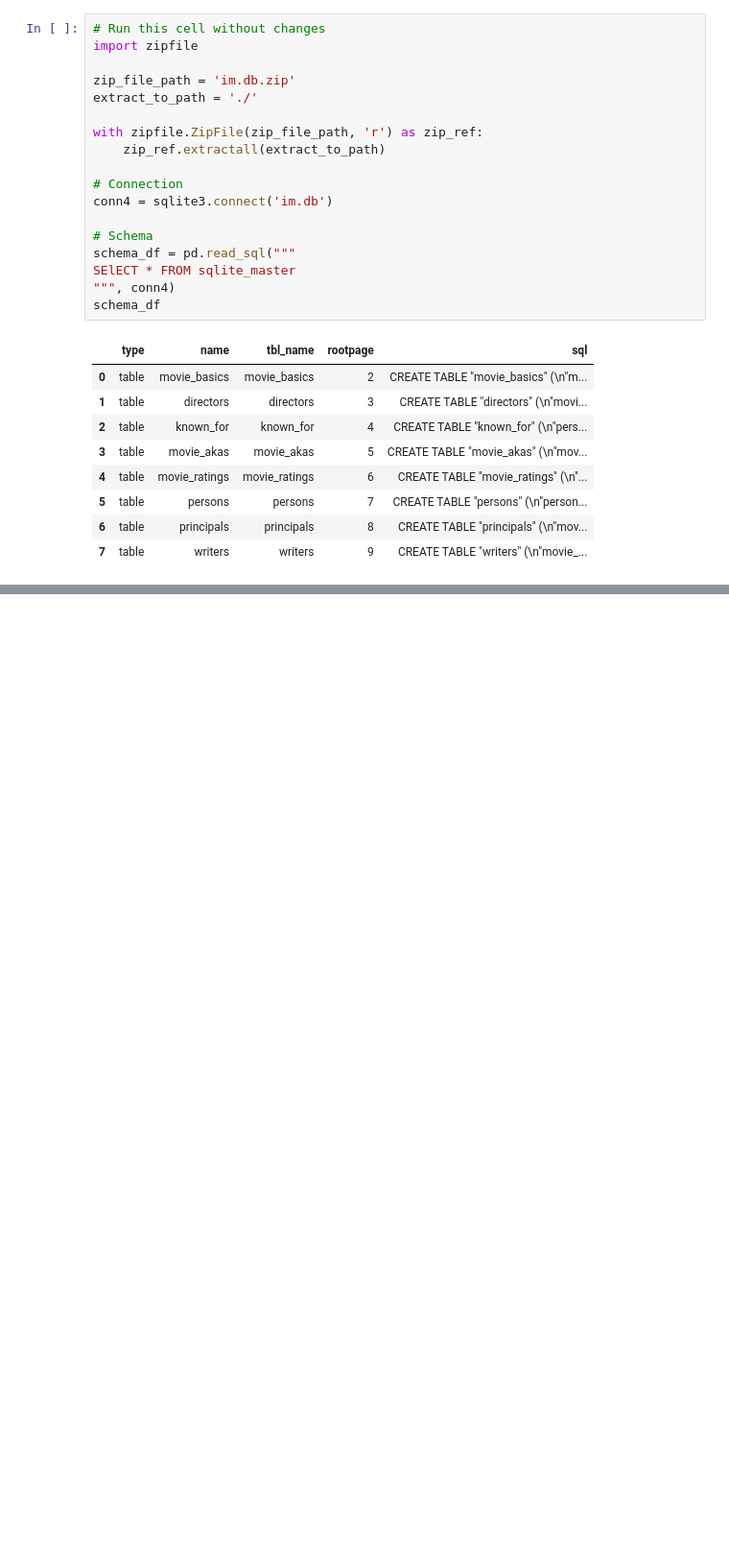
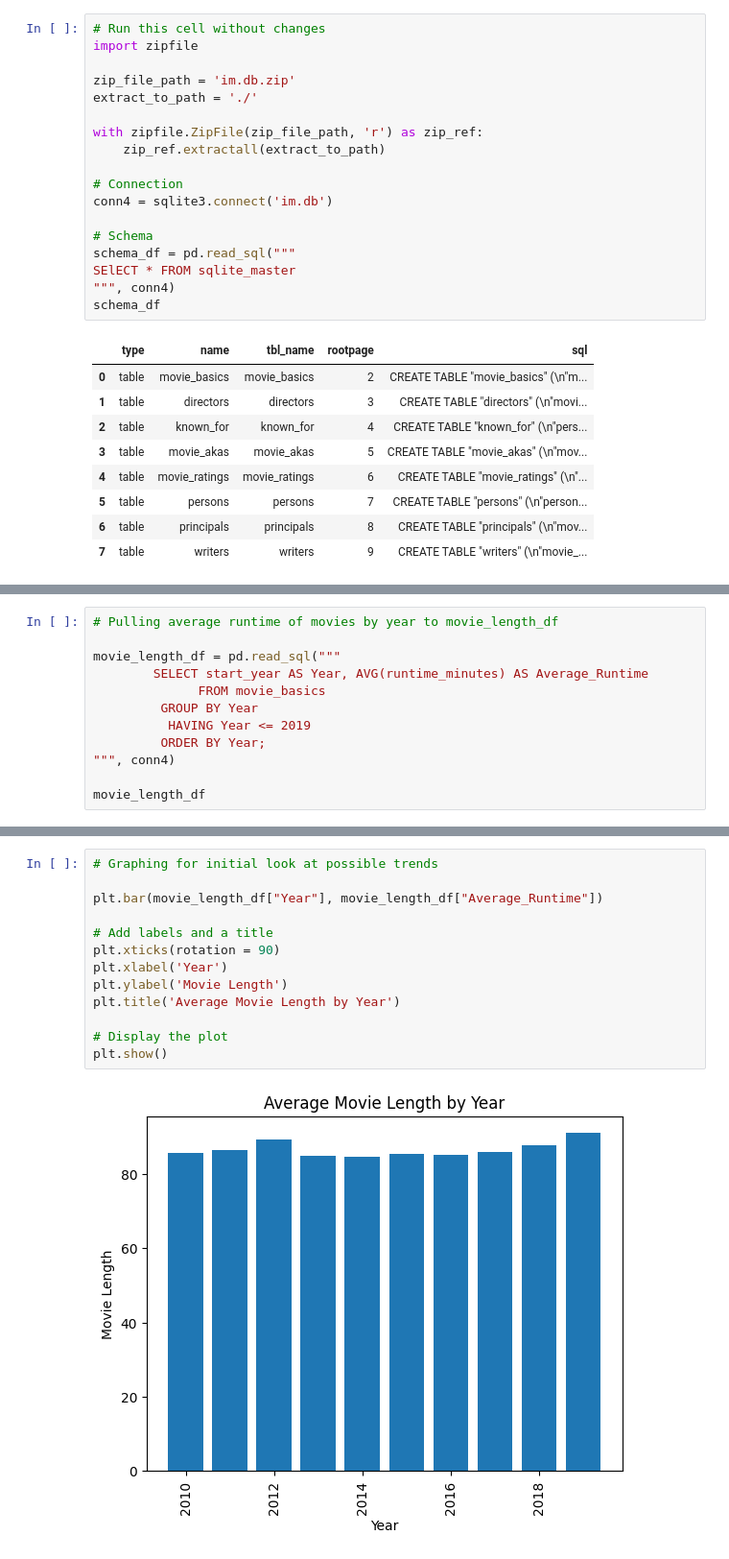
Before and after one commit to Zanalidu/dsc-sql-summative-lab, a Jupyter notebook: SQLSummativeLab.ipynb, the cells around one changed output, grey strips where cells are left out. Shown at 96% size. Drawn from its saved outputs; the diff is of its cells as text; blank space fills up the shorter version.

```diff
--- a/SQLSummativeLab.ipynb
+++ b/SQLSummativeLab.ipynb
@@ -521,0 +642,12 @@ None
+# %%
+# Pulling average runtime of movies by year to movie_length_df
+
+movie_length_df = pd.read_sql("""
+        SELECT start_year AS Year, AVG(runtime_minutes) AS Average_Runtime
+              FROM movie_basics
+         GROUP BY Year
+          HAVING Year <= 2019
+         ORDER BY Year;
+""", conn4)
+
+movie_length_df
@@ -521,0 +666,15 @@ None
+# %%
+# Graphing for initial look at possible trends
+
+plt.bar(movie_length_df["Year"], movie_length_df["Average_Runtime"])
+
+# Add labels and a title
+plt.xticks(rotation = 90)
+plt.xlabel('Year')
+plt.ylabel('Movie Length')
+plt.title('Average Movie Length by Year')
+
+# Display the plot
+plt.show()
+# %% [output]
+[figure, added]
```
Also changed, not shown: parts of 31 cells of this notebook, 1 other file.
